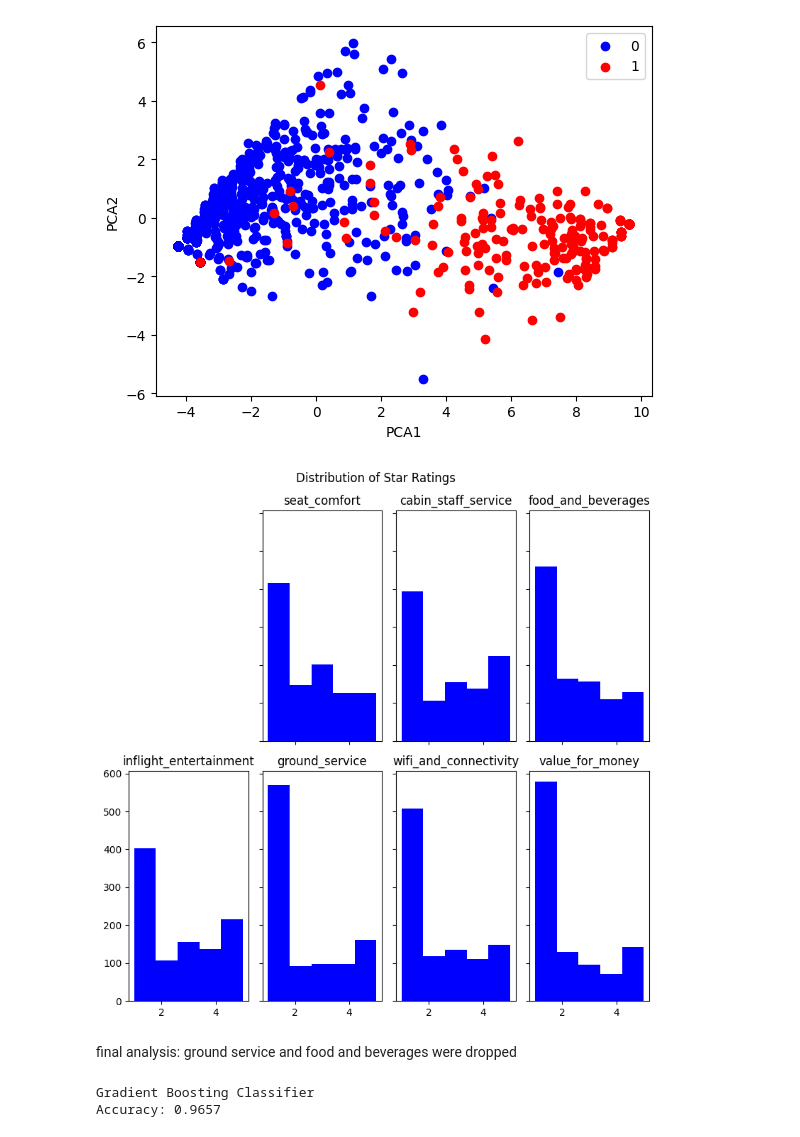
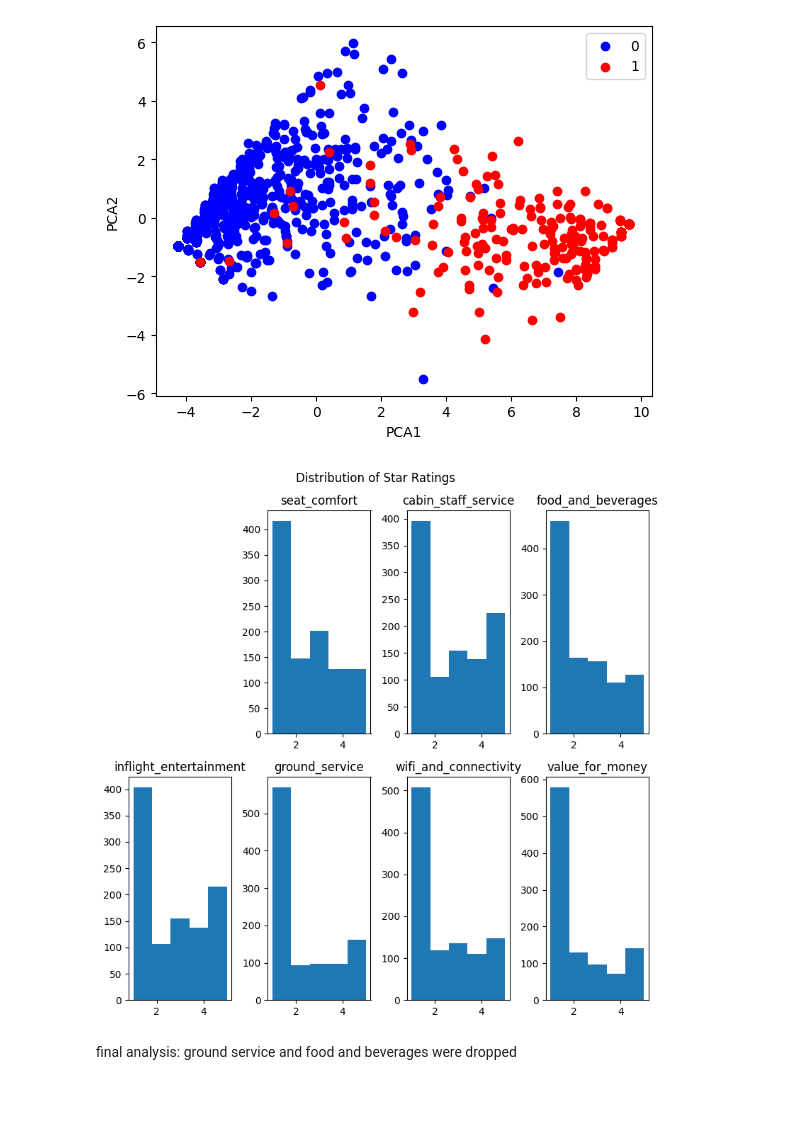
Before and after one commit to pikeline/airline_reviews, a Jupyter notebook: data.ipynb, the cells around one changed output. Saved outputs shown, nothing was run; the diff lists cells and outputs as text; code cells hidden in the pictures; blank space fills up the shorter version.

```diff
--- a/data.ipynb
+++ b/data.ipynb
@@ -118,6 +141,7 @@ Text(0.5, 1.0, 'Correlation Matrix')
 #drop nas
 df_no_na = df_numerical.dropna()
 #predict recommended
-X = df_no_na[df_no_na.columns[0:8]]
+cols = df_no_na.columns[0:8]
+X = df_no_na[cols]
 y = df_no_na["recommended"]
 # %%
@@ -159,40 +183,22 @@ Text(0, 0.5, 'PCA2')
 # %%
 # Unique categories in each variable
 col_names = X.columns
 
 # Create subplots
-fig, axes = plt.subplots(2, 4, figsize=(8, 8), sharex=True, sharey=True)
-
+fig, axes = plt.subplots(2, 4, figsize=(8, 8), sharex=False, sharey=False)
 
 # Loop through each category combination and plot histogram
 for i in range(1, len(col_names)):
     current = axes[i//4, i % 4]
-    current.hist(X[col_names[i]], bins=5, color='blue', alpha=1)
+    current.hist(X[col_names[i]], bins=5, alpha=1)
     current.set_title(col_names[i])
 
 fig.suptitle("Distribution of Star Ratings")
 axes[0, 0].remove()
 # Adjust layout
 plt.tight_layout()
 plt.show()
 # %% [output]
-[figure, old version]
+[figure, new version]
 # %% [markdown]
 final analysis: ground service and food and beverages were dropped
-# %%
-from sklearn.ensemble import GradientBoostingClassifier
-from sklearn.model_selection import train_test_split
-from sklearn.metrics import accuracy_score
-
-X_train, X_test, y_train, y_test = train_test_split(X, y, test_size=0.2)
-
-GBCmodel = GradientBoostingClassifier(n_estimators=100, learning_rate=0.1, max_depth=3)
-GBCmodel.fit(X_train, y_train)
-y_pred = GBCmodel.predict(X_test)
-
-accuracy = accuracy_score(y_test, y_pred)
-print("Gradient Boosting Classifier")
-print(f'Accuracy: {accuracy:.4f}')
-# %% [output]
-Gradient Boosting Classifier
-Accuracy: 0.9657
```
Also changed, not shown: parts of 49 cells of this notebook.
